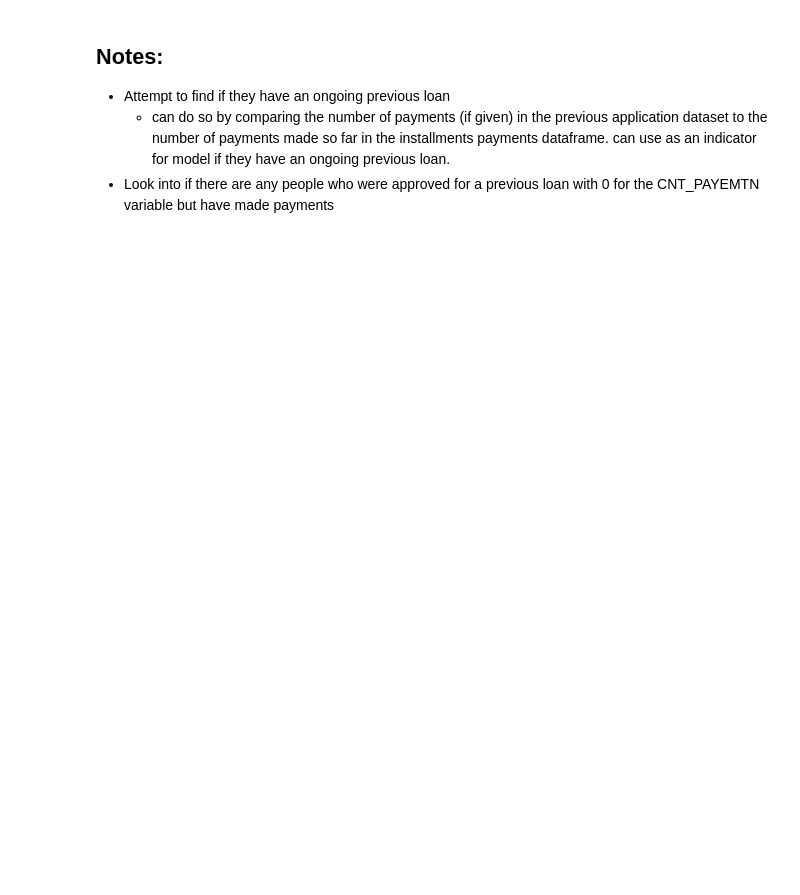
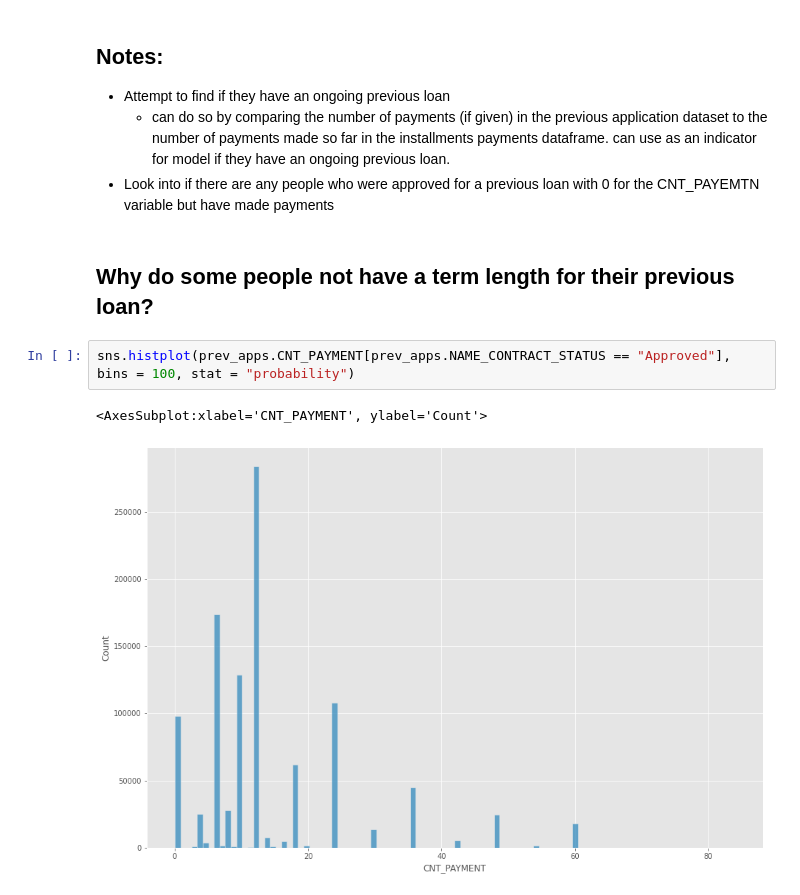
Before and after one commit to Antonio-Avila/Home-Credit-Default, a Jupyter notebook: Installments.ipynb, the cells around one changed output. Drawn from its saved outputs; the diff is of its cells as text; blank space fills up the shorter version.

Commit message:
found why people have 0 payments on application

```diff
--- a/Installments.ipynb
+++ b/Installments.ipynb
@@ -199,3 +198,10 @@ The loan given was for 900000.000000 and the borrower ultimately paid out 126811
 - Attempt to find if they have an ongoing previous loan
     - can do so by comparing the number of payments (if given) in the previous application dataset to the number of payments made so far in the installments payments dataframe. can use as an indicator for model if they have an ongoing previous loan.
 - Look into if there are any people who were approved for a previous loan with 0 for the CNT_PAYEMTN variable but have made payments
+# %% [markdown]
+## Why do some people not have a term length for their previous loan?
+# %%
+sns.histplot(prev_apps.CNT_PAYMENT[prev_apps.NAME_CONTRACT_STATUS == "Approved"], bins = 100, stat = "probability")
+# %% [output]
+<AxesSubplot:xlabel='CNT_PAYMENT', ylabel='Count'>
+[figure, added]
```
Also changed, not shown: parts of 9 cells of this notebook.
